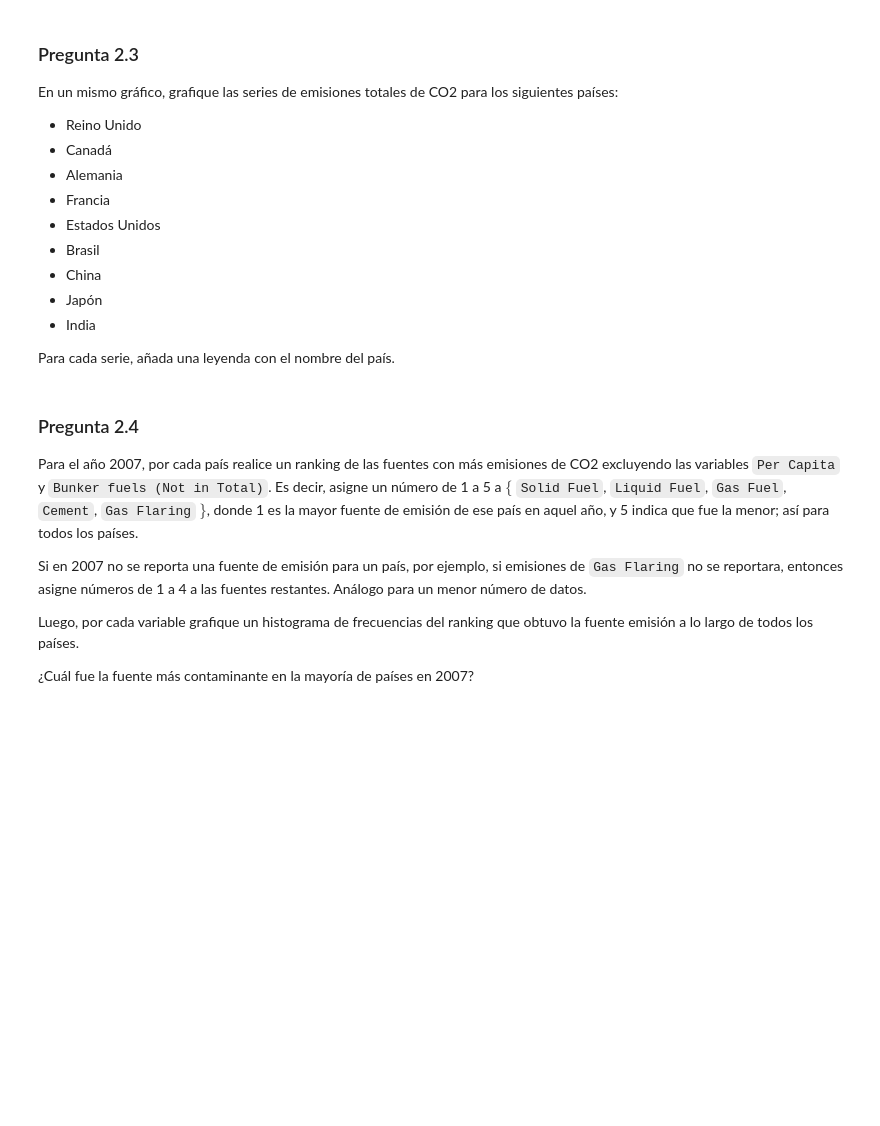
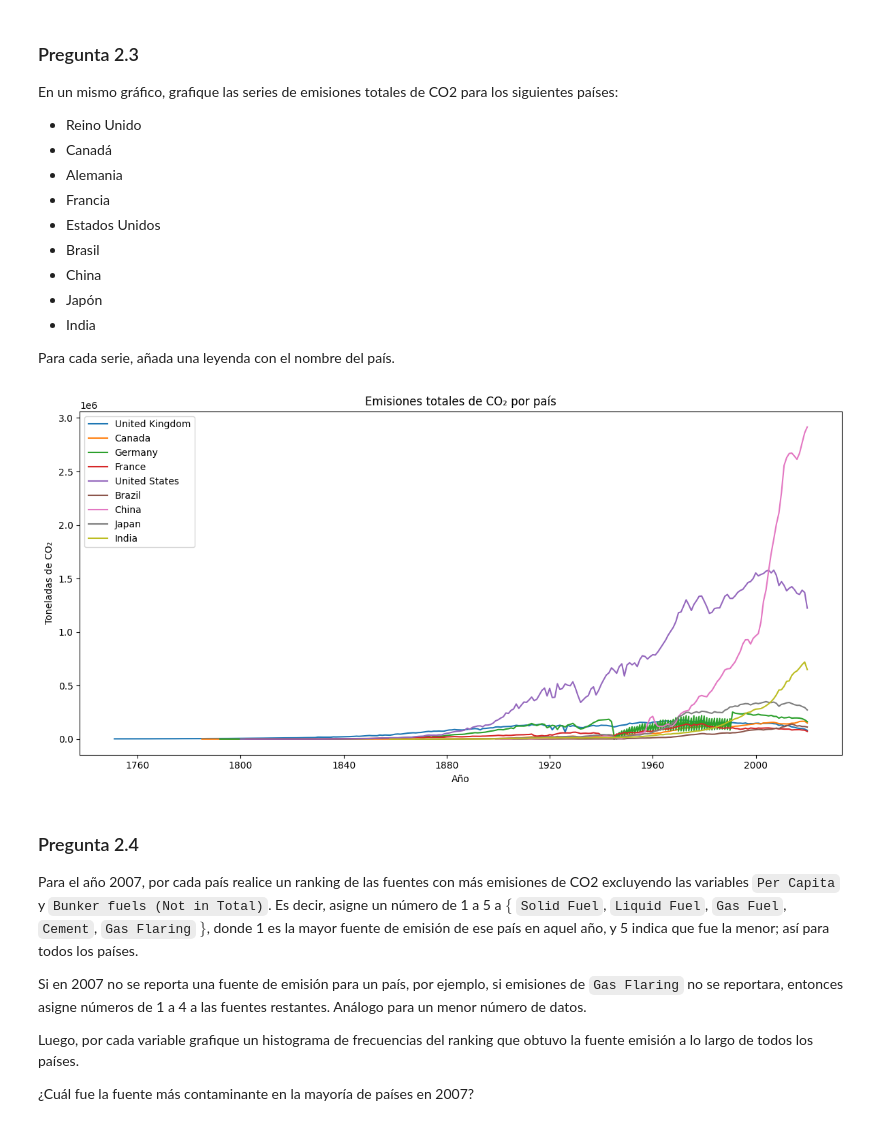
Before and after one commit to Nacho0611/Tarea1ML, a Jupyter notebook: Tarea_1.ipynb, the cells around one changed output. Saved outputs shown, nothing was run; the diff lists cells and outputs as text; code cells hidden in the pictures; blank space fills up the shorter version.

```diff
--- a/Tarea_1.ipynb
+++ b/Tarea_1.ipynb
@@ -850,0 +842,8 @@ country_name_mapping_co2 = {
+# %%
+url_co2 = "https://raw.githubusercontent.com/datasets/co2-fossil-by-nation/refs/heads/main/data/fossil-fuel-co2-emissions-by-nation.csv"
+df_co2 = pd.read_csv(url_co2)
+df_co2['Year'] = pd.to_datetime(df_co2['Year'], format='%Y')
+df_co2['Country'] = df_co2['Country'].str.title()
+print(df_co2.head())
+df_co2['Country'] = df_co2['Country'].replace(country_name_mapping_co2)
+df_co2.isna().mean() * 100
@@ -865,6 +899,24 @@ En un mismo gráfico, grafique las series de emisiones totales de CO2 para los s
 
 
 Para cada serie, añada una leyenda con el nombre del país.
+# %%
+paises = ['United Kingdom', 'Canada', 'Germany', 'France', 'United States', 'Brazil', 'China', 'Japan', 'India']
+plt.figure(figsize=(12, 6))
+
+# Recorrer la lista de países y graficar cada uno
+for pais in paises:
+    df_pais = df_co2[df_co2['Country'] == pais]
+    plt.plot(df_pais['Year'], df_pais['Total'], label=pais)
+
+# Añadir leyenda y títulos
+plt.title('Emisiones totales de CO₂ por país')
+plt.xlabel('Año')
+plt.ylabel('Toneladas de CO₂')
+plt.legend()
+plt.tight_layout()
+plt.show()
+# %% [output]
+[figure, added]
 # %% [markdown]
 ### Pregunta 2.4
 
```
Also changed, not shown: parts of 3 cells of this notebook.
